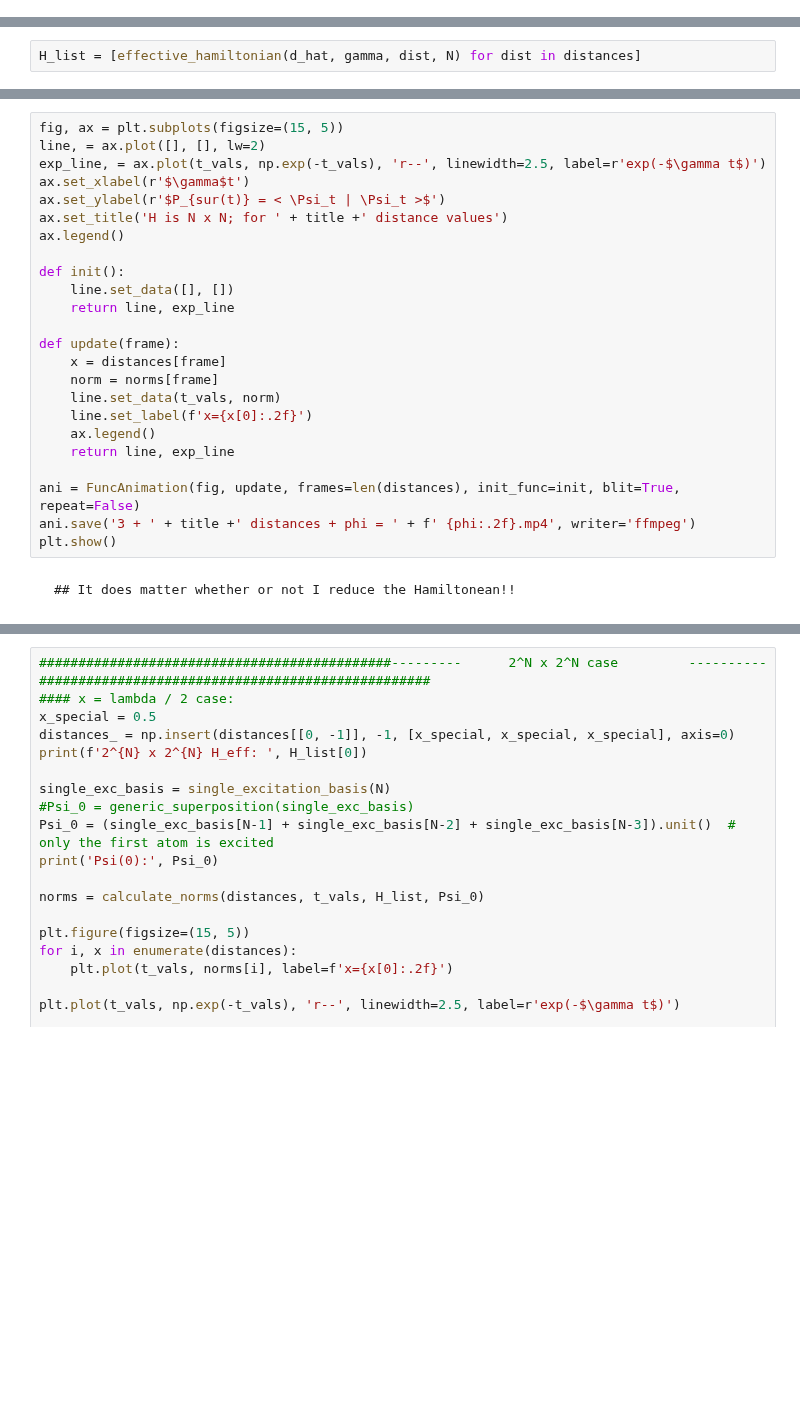
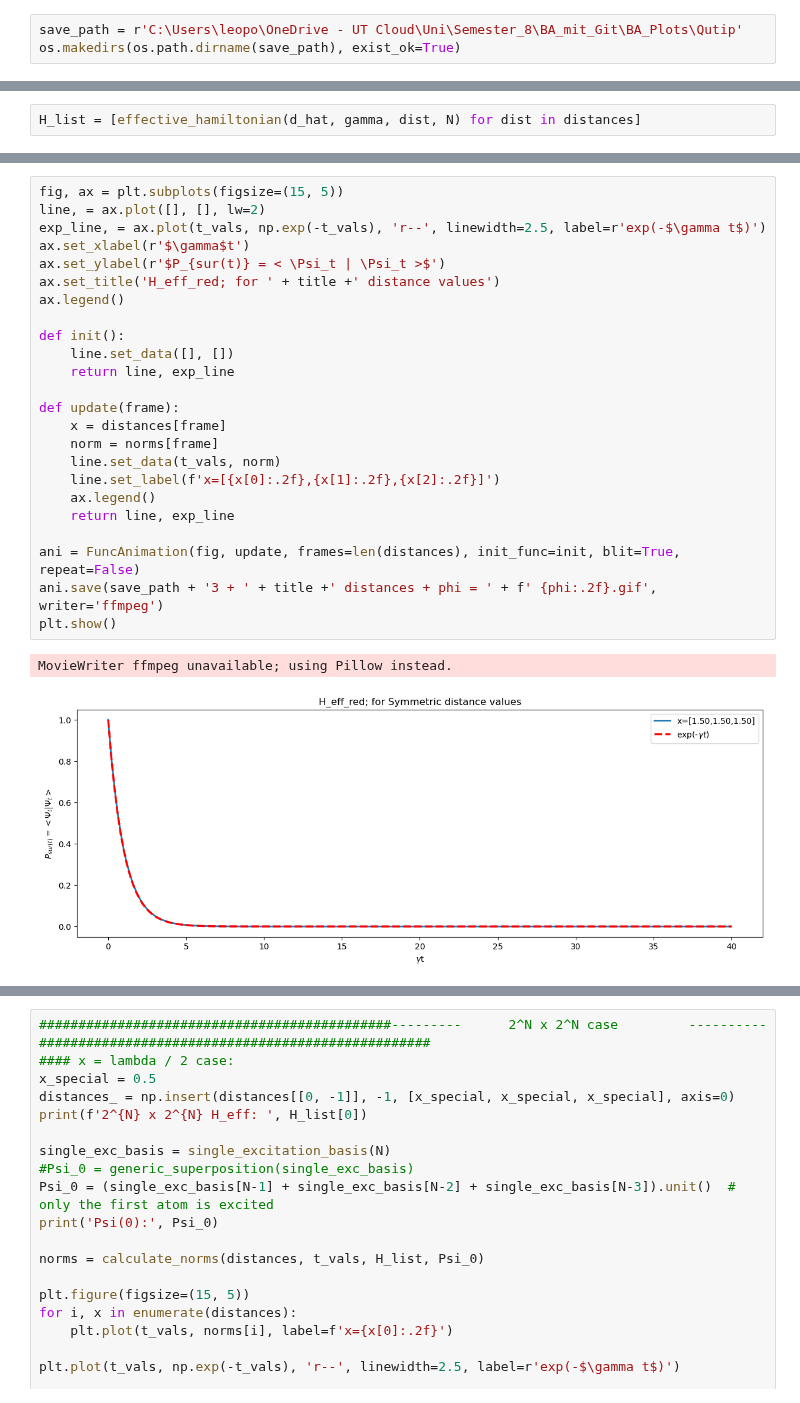
Before and after one commit to LBPhysics/GIT_Code_BA, a Jupyter notebook: Continuation/Qutip/Qutip_3_atoms.ipynb, the cells around one changed output, grey strips where cells are left out. Cells and saved outputs as stored; diff of their text form; blank space fills up the shorter version.

```diff
--- a/Continuation/Qutip/Qutip_3_atoms.ipynb
+++ b/Continuation/Qutip/Qutip_3_atoms.ipynb
@@ -7,3 +8,6 @@ from matplotlib.animation import FuncAnimation
+# %%
+save_path = r'C:\Users\leopo\OneDrive - UT Cloud\Uni\Semester_8\BA_mit_Git\BA_Plots\Qutip'
+os.makedirs(os.path.dirname(save_path), exist_ok=True)
 # %%
 # Define constants
 N      = 3
@@ -244,29 +303,30 @@ plt.show()
 # %%
 fig, ax = plt.subplots(figsize=(15, 5))
 line, = ax.plot([], [], lw=2)
 exp_line, = ax.plot(t_vals, np.exp(-t_vals), 'r--', linewidth=2.5, label=r'exp(-$\gamma t$)')
 ax.set_xlabel(r'$\gamma$t')
 ax.set_ylabel(r'$P_{sur(t)} = < \Psi_t | \Psi_t >$')
-ax.set_title('H is N x N; for ' + title +' distance values')
+ax.set_title('H_eff_red; for ' + title +' distance values')
 ax.legend()
 
 def init():
     line.set_data([], [])
     return line, exp_line
 
 def update(frame):
     x = distances[frame]
     norm = norms[frame]
     line.set_data(t_vals, norm)
-    line.set_label(f'x={x[0]:.2f}')
+    line.set_label(f'x=[{x[0]:.2f},{x[1]:.2f},{x[2]:.2f}]')
     ax.legend()
     return line, exp_line
 
 ani = FuncAnimation(fig, update, frames=len(distances), init_func=init, blit=True, repeat=False)
-ani.save('3 + ' + title +' distances + phi = ' + f' {phi:.2f}.mp4', writer='ffmpeg')
+ani.save(save_path + '3 + ' + title +' distances + phi = ' + f' {phi:.2f}.gif', writer='ffmpeg')
 plt.show()
+# %% [output]
+MovieWriter ffmpeg unavailable; using Pillow instead.
+[figure, added]
-# %% [markdown]
-    ## It does matter whether or not I reduce the Hamiltonean!!
 # %%
 # Extract the phase of the off-diagonal elements. this code only makes sense for symmetric distances
 # H_12 = V_12 - i / 2 G_12 == R * exp(i phi(x))
```
Also changed, not shown: parts of 11 cells of this notebook, 2 other files.
